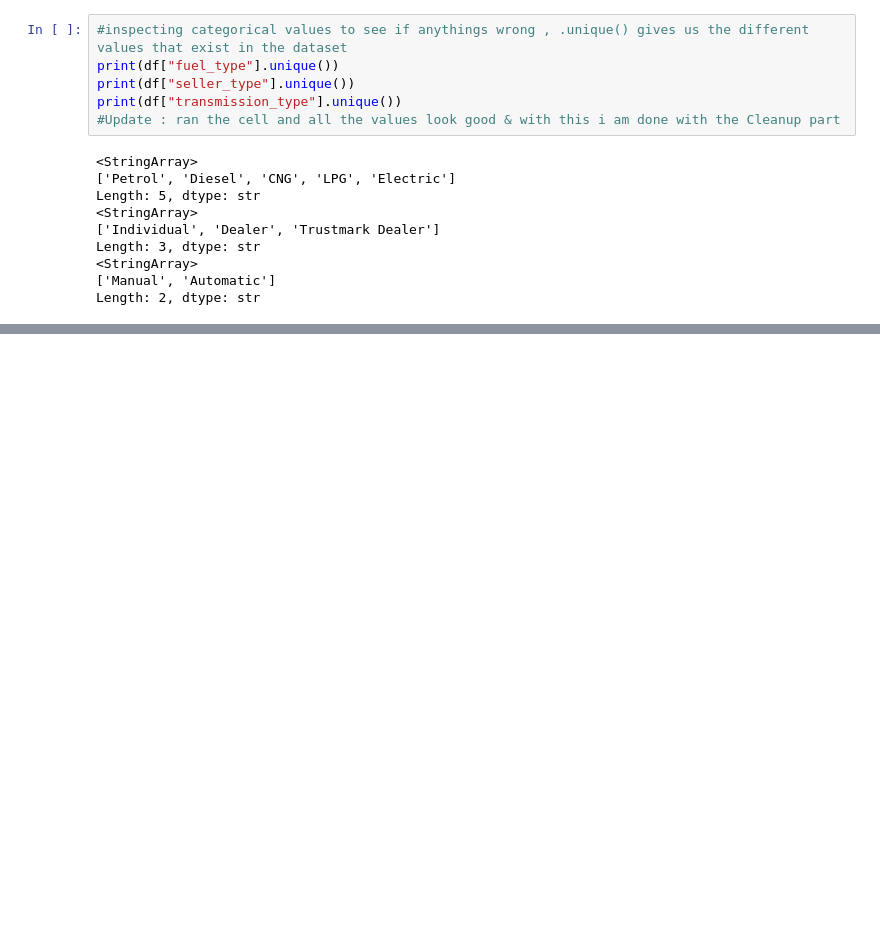
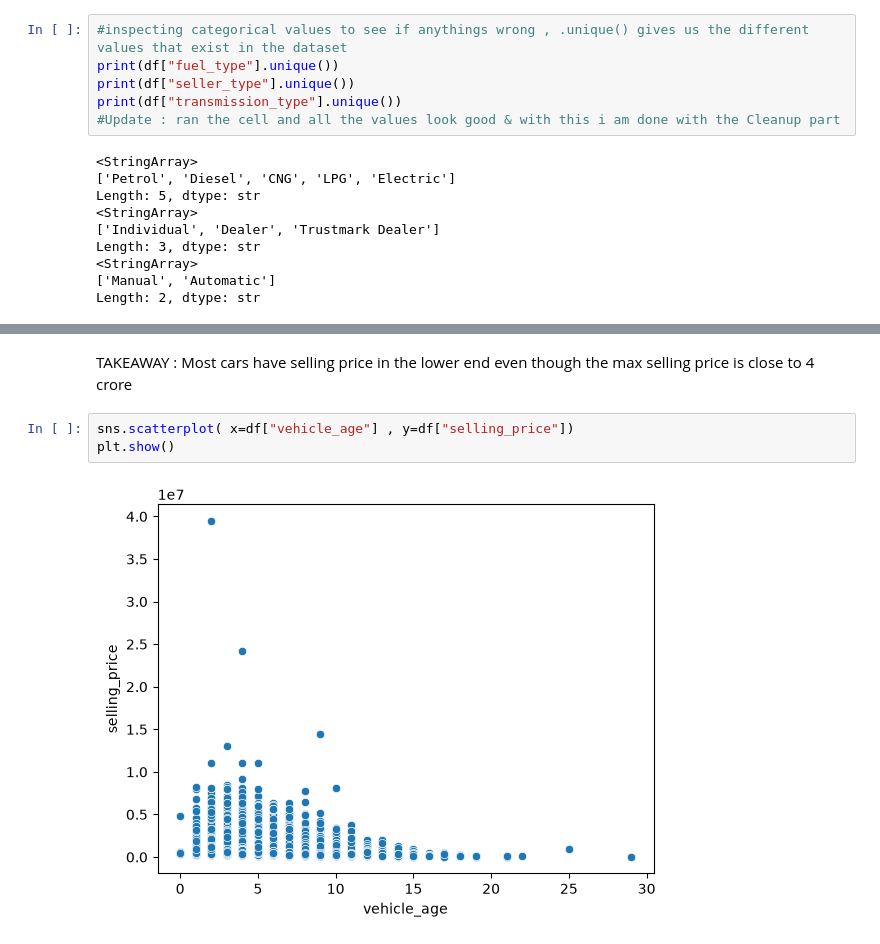
Before and after one commit to Aaroh22/used-car-price-prediction, a Jupyter notebook: Notebooks/01_data_loading.ipynb, the cells around one changed output, grey strips where cells are left out. Drawn from its saved outputs; the diff is of its cells as text; blank space fills up the shorter version.

```diff
--- a/Notebooks/01_data_loading.ipynb
+++ b/Notebooks/01_data_loading.ipynb
@@ -315,0 +325,7 @@ Length: 2, dtype: str
+# %% [markdown]
+TAKEAWAY : Most cars have selling price in the lower end even though the max selling price is close to 4 crore
+# %%
+sns.scatterplot( x=df["vehicle_age"] , y=df["selling_price"])
+plt.show()
+# %% [output]
+[figure, added]
```
Also changed, not shown: parts of 9 cells of this notebook.
